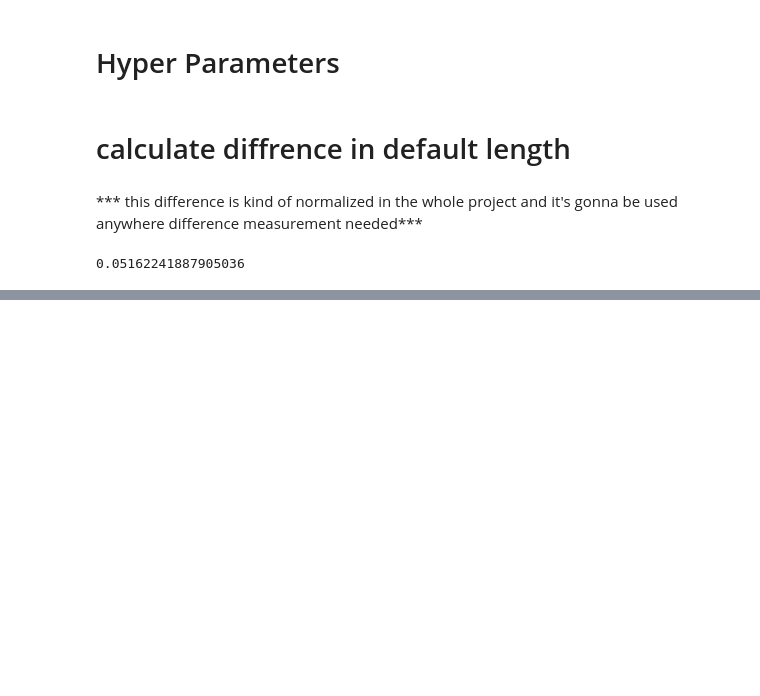
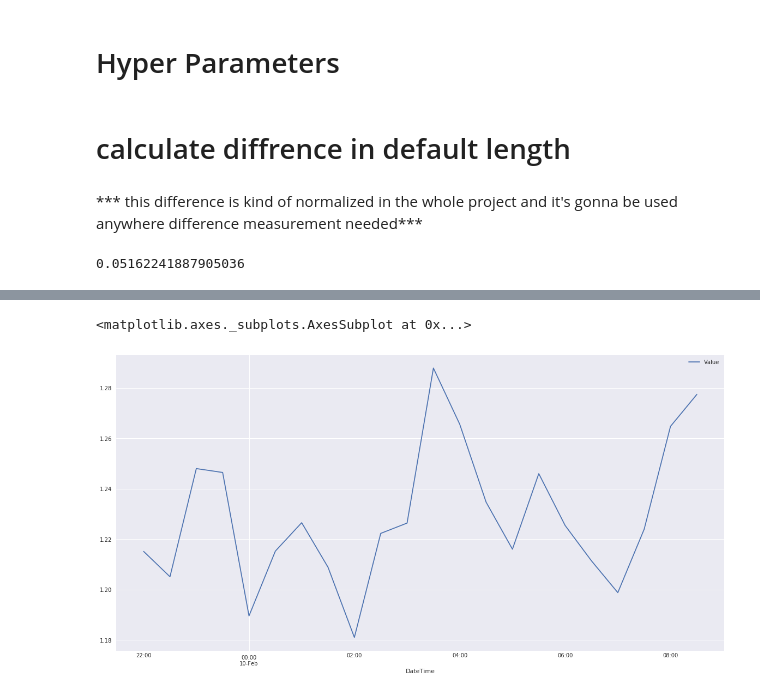
Before and after one commit to amidmajd/forex-stock-pattern-recg, a Jupyter notebook: test.ipynb, the cells around one changed output, grey strips where cells are left out. Drawn from its saved outputs; the diff is of its cells as text; code cells hidden in the pictures; blank space fills up the shorter version.

```diff
--- a/test.ipynb
+++ b/test.ipynb
@@ -89,8 +89,11 @@ data = data.rename(columns={'Close': 'Value'})
 # %% [markdown]
 # Hyper Parameters
 # %%
-P = 10     # how many points to use for calulations
-F = 20     # gap between last point and start range of measuring outcome of pattern
+P = 12             # how many points to use for calulations
+F = 10             # gap between last point and start range of measuring outcome of pattern
+H = 75             # how similar recognized patters should be
+Max_sim = 250      # maximum number of allowed selected similar pattern
+Min_sim = 20       # minimum number of allowed selected similar pattern
 # %% [markdown]
 # calculate diffrence in default length
 # %% [markdown]
@@ -244,0 +417,11 @@ plt.show()
+# %%
+pred_data_frame = pd.DataFrame(columns=['DateTime', 'Value'])
+for i in range(len(predicted_values_ar)):
+    t = data.DateTime.iloc[-1] + pd.Timedelta('{}min'.format(30*(i+1)))
+    v = predicted_values_ar[i]
+    pred_data_frame.loc[i] = [t, v]
+# %%
+pred_data_frame.plot(x='DateTime', y='Value')
+# %% [output]
+<matplotlib.axes._subplots.AxesSubplot at 0x...>
+[figure, added]
```
Also changed, not shown: parts of 26 cells of this notebook, 1 other file.
